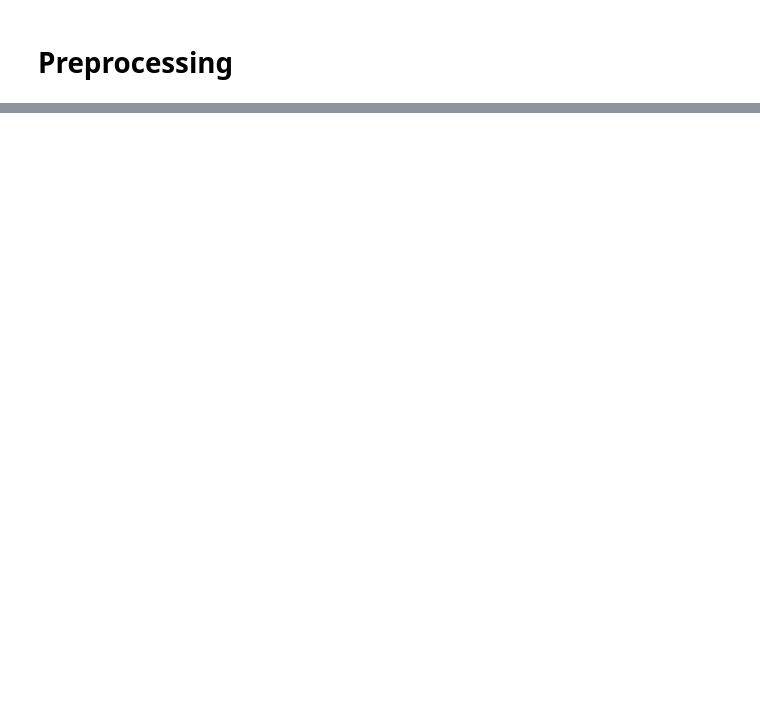
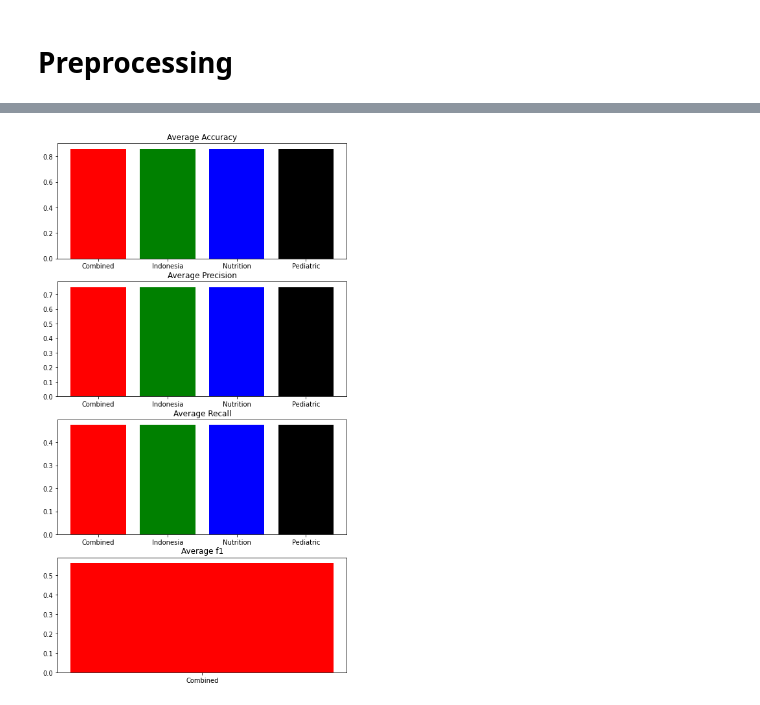
Before and after one commit to nurrizkyimani/mesh_on_demand, a Jupyter notebook: Data_Mining_Nurrizky.ipynb, the cells around one changed output, grey strips where cells are left out. Saved outputs shown, nothing was run; the diff lists cells and outputs as text; code cells hidden in the pictures; blank space fills up the shorter version.

```diff
--- a/Data_Mining_Nurrizky.ipynb
+++ b/Data_Mining_Nurrizky.ipynb
@@ -134,0 +352,3 @@ def lemmatization(texts, allowed_postags, stop_words=stop_words):
+# %%
+logreg_report_combined = one_v_all_learning(records_combined)
+# report_combined = one_v_all_learning(records_combined)
@@ -134,0 +375,76 @@ def lemmatization(texts, allowed_postags, stop_words=stop_words):
+# %%
+def get_average_accuracy(reports):
+  accuracy = [r["accuracy"] for r in list(reports.values())]
+  return sum(accuracy)/len(accuracy)
+
+def get_average_precision(reports):
+  precision = [r["1"]["precision"] for r in list(reports.values())]
+  return sum(precision)/len(precision)
+
+def get_average_recall(reports):
+  recall = [r["1"]["recall"] for r in list(reports.values())]
+  return sum(recall)/len(recall)
+
+def get_average_f1(reports):
+  f1 = [r["1"]["f1-score"] for r in list(reports.values())]
+  return sum(f1)/len(f1)
+# %%
+fig, axs = plt.subplots(4, figsize=(8, 15))
+color = ["red", "green", "blue", "black"]
+
+report_combined = logreg_report_combined
+
+axs[0].set_title("Average Accuracy")
+acc_vals = [
+            get_average_accuracy(report_combined),
+            # get_average_accuracy(report_indo),
+            # get_average_accuracy(report_nutrition),
+            # get_average_accuracy(report_pediatric)
+]
+axs[0].bar(
+    ["Combined", "Indonesia", "Nutrition", "Pediatric"],
+    acc_vals,
+    color = color
+)
+
+axs[1].set_title("Average Precision")
+precision_vals = [
+            get_average_precision(report_combined),
+            # get_average_precision(report_indo),
+            # get_average_precision(report_nutrition),
+            # get_average_precision(report_pediatric)
+]
+axs[1].bar(
+    ["Combined", "Indonesia", "Nutrition", "Pediatric"],
+    precision_vals,
+    color = color
+)
+
+axs[2].set_title("Average Recall")
+recall_vals = [
+            get_average_recall(report_combined),
+            # get_average_recall(report_indo),
+            # get_average_recall(report_nutrition),
+            # get_average_recall(report_pediatric)
+]
+axs[2].bar(
+    ["Combined", "Indonesia", "Nutrition", "Pediatric"],
+    recall_vals,
+    color = color
+)
+
+axs[3].set_title("Average f1")
+f1_vals = [
+            get_average_f1(report_combined),
+            # get_average_f1(report_indo),
+            # get_average_f1(report_nutrition),
+            # get_average_f1(report_pediatric)
+]
+axs[3].bar(
+    ["Combined",
+    #  "Indonesia", "Nutrition", "Pediatric"
+     ],
+    f1_vals,
+    color = color
+)
+# %% [output]
@@ -134,0 +452 @@ def lemmatization(texts, allowed_postags, stop_words=stop_words):
+[figure, added]
```
Also changed, not shown: parts of 35 cells of this notebook.
